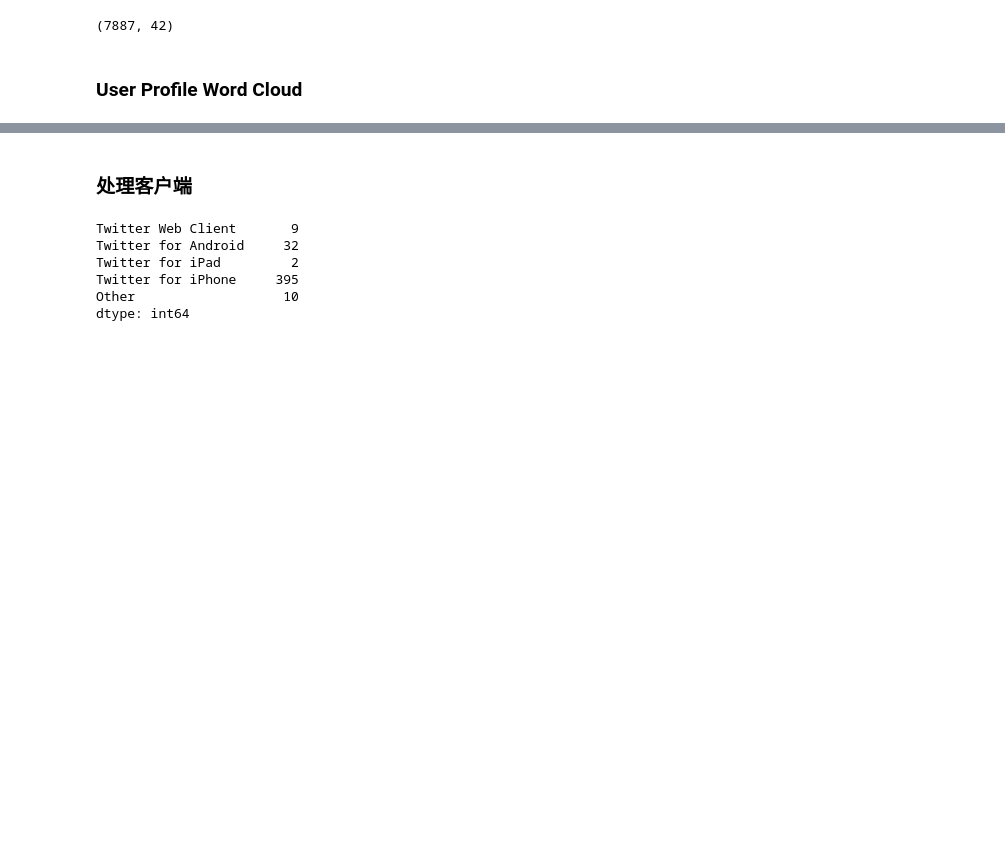
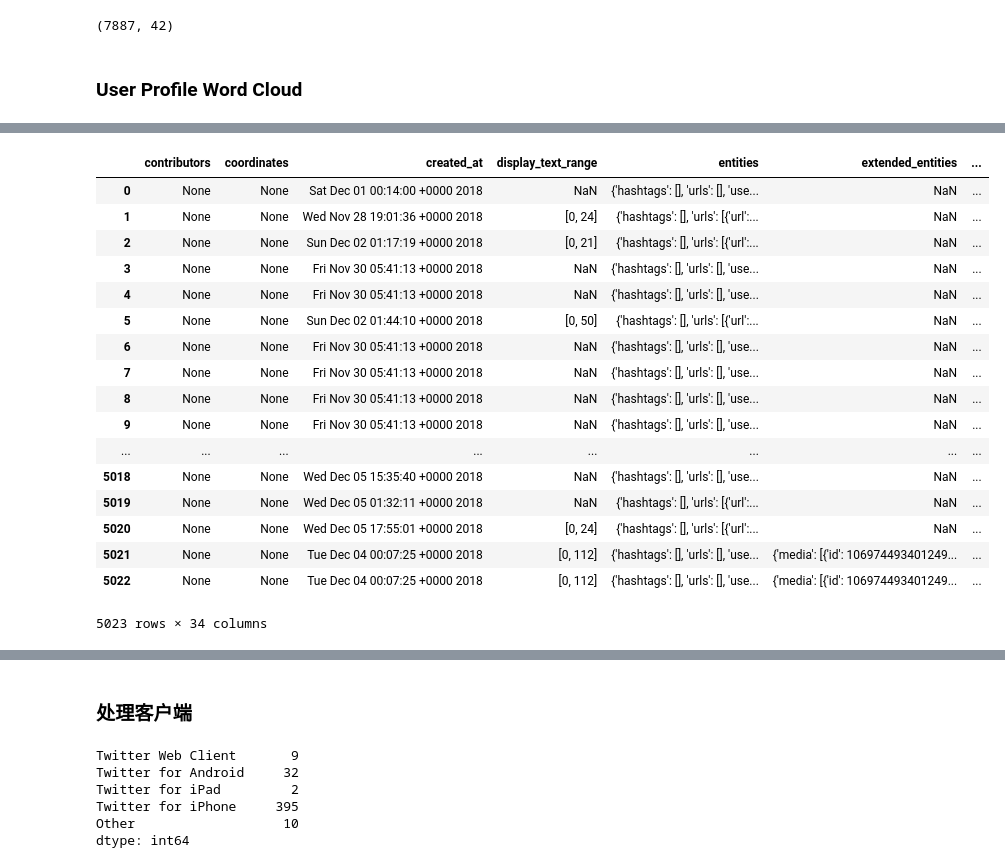
Before and after one commit to JingyiWang3/AD-Targeting-for-Apple-Products-on-Twitter, a Jupyter notebook: lib/Jingyi+datacleaning+lda.ipynb, the cells around one changed output, grey strips where cells are left out. Saved outputs shown, nothing was run; the diff lists cells and outputs as text; code cells hidden in the pictures; blank space fills up the shorter version.

```diff
--- a/lib/Jingyi+datacleaning+lda.ipynb
+++ b/lib/Jingyi+datacleaning+lda.ipynb
@@ -21,3 +113,24 @@ get_wordcloud(twitterdf)
+# %%
+pd.DataFrame(twitterdf.loc[twitterdf.retweeted_status.notnull(),'retweeted_status'].tolist())
+# %% [output]
+|  | contributors | coordinates | created_at | display_text_range | entities | extended_entities | ... |
+| 0 | None | None | Sat Dec 01 00:14:00 +0000 2018 | NaN | {'hashtags': [], 'urls': [], 'use... | NaN | ... |
+| 1 | None | None | Wed Nov 28 19:01:36 +0000 2018 | [0, 24] | {'hashtags': [], 'urls': [{'url':... | NaN | ... |
+| 2 | None | None | Sun Dec 02 01:17:19 +0000 2018 | [0, 21] | {'hashtags': [], 'urls': [{'url':... | NaN | ... |
+| 3 | None | None | Fri Nov 30 05:41:13 +0000 2018 | NaN | {'hashtags': [], 'urls': [], 'use... | NaN | ... |
+| 4 | None | None | Fri Nov 30 05:41:13 +0000 2018 | NaN | {'hashtags': [], 'urls': [], 'use... | NaN | ... |
+| 5 | None | None | Sun Dec 02 01:44:10 +0000 2018 | [0, 50] | {'hashtags': [], 'urls': [{'url':... | NaN | ... |
+| 6 | None | None | Fri Nov 30 05:41:13 +0000 2018 | NaN | {'hashtags': [], 'urls': [], 'use... | NaN | ... |
+| 7 | None | None | Fri Nov 30 05:41:13 +0000 2018 | NaN | {'hashtags': [], 'urls': [], 'use... | NaN | ... |
+| 8 | None | None | Fri Nov 30 05:41:13 +0000 2018 | NaN | {'hashtags': [], 'urls': [], 'use... | NaN | ... |
+| 9 | None | None | Fri Nov 30 05:41:13 +0000 2018 | NaN | {'hashtags': [], 'urls': [], 'use... | NaN | ... |
+| ... | ... | ... | ... | ... | ... | ... | ... |
+| 5018 | None | None | Wed Dec 05 15:35:40 +0000 2018 | NaN | {'hashtags': [], 'urls': [], 'use... | NaN | ... |
+| 5019 | None | None | Wed Dec 05 01:32:11 +0000 2018 | NaN | {'hashtags': [], 'urls': [{'url':... | NaN | ... |
+| 5020 | None | None | Wed Dec 05 17:55:01 +0000 2018 | [0, 24] | {'hashtags': [], 'urls': [{'url':... | NaN | ... |
+| 5021 | None | None | Tue Dec 04 00:07:25 +0000 2018 | [0, 112] | {'hashtags': [], 'urls': [], 'use... | {'media': [{'id': 106974493401249... | ... |
+| 5022 | None | None | Tue Dec 04 00:07:25 +0000 2018 | [0, 112] | {'hashtags': [], 'urls': [], 'use... | {'media': [{'id': 106974493401249... | ... |
+5023 rows × 34 columns
 # %%
 import sys
 from nltk.tokenize import word_tokenize
```
Also changed, not shown: parts of 12 cells of this notebook, 3 other files.
